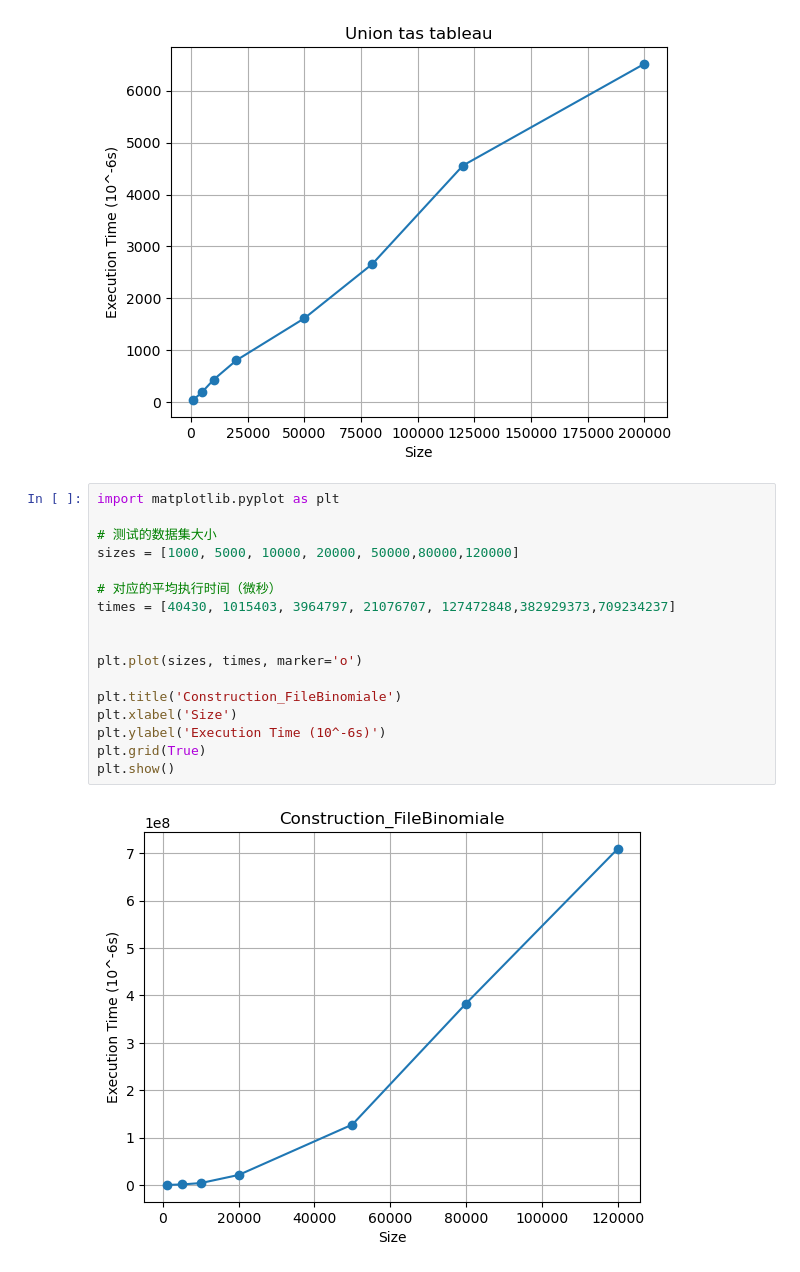
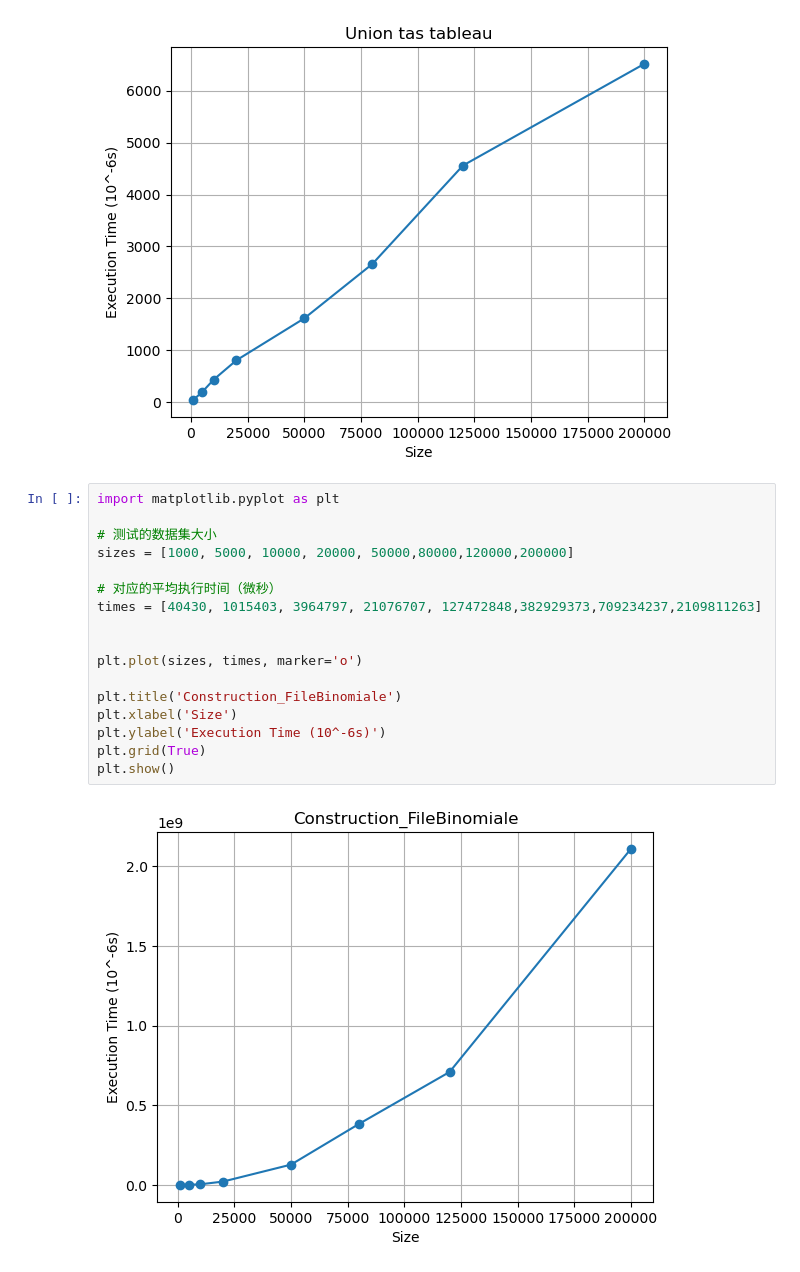
Before and after one commit to Mengxiao-LI/projet_algo, a Jupyter notebook: Graphe.ipynb, the cells around one changed output. Saved outputs shown, nothing was run; the diff lists cells and outputs as text.

```diff
--- a/Graphe.ipynb
+++ b/Graphe.ipynb
@@ -92,22 +92,22 @@ plt.show()
 # %%
 import matplotlib.pyplot as plt
 
 # 测试的数据集大小
-sizes = [1000, 5000, 10000, 20000, 50000,80000,120000]
+sizes = [1000, 5000, 10000, 20000, 50000,80000,120000,200000]
 
 # 对应的平均执行时间（微秒）
-times = [40430, 1015403, 3964797, 21076707, 127472848,382929373,709234237]
+times = [40430, 1015403, 3964797, 21076707, 127472848,382929373,709234237,2109811263]
 
 
 plt.plot(sizes, times, marker='o')
 
 plt.title('Construction_FileBinomiale')
 plt.xlabel('Size')
 plt.ylabel('Execution Time (10^-6s)')
 plt.grid(True)
 plt.show()
 # %% [output]
-[figure, old version]
+[figure, new version]
 # %%
 import matplotlib.pyplot as plt
 
```
Also changed, not shown: parts of 1 cell of this notebook, 2 other files.
